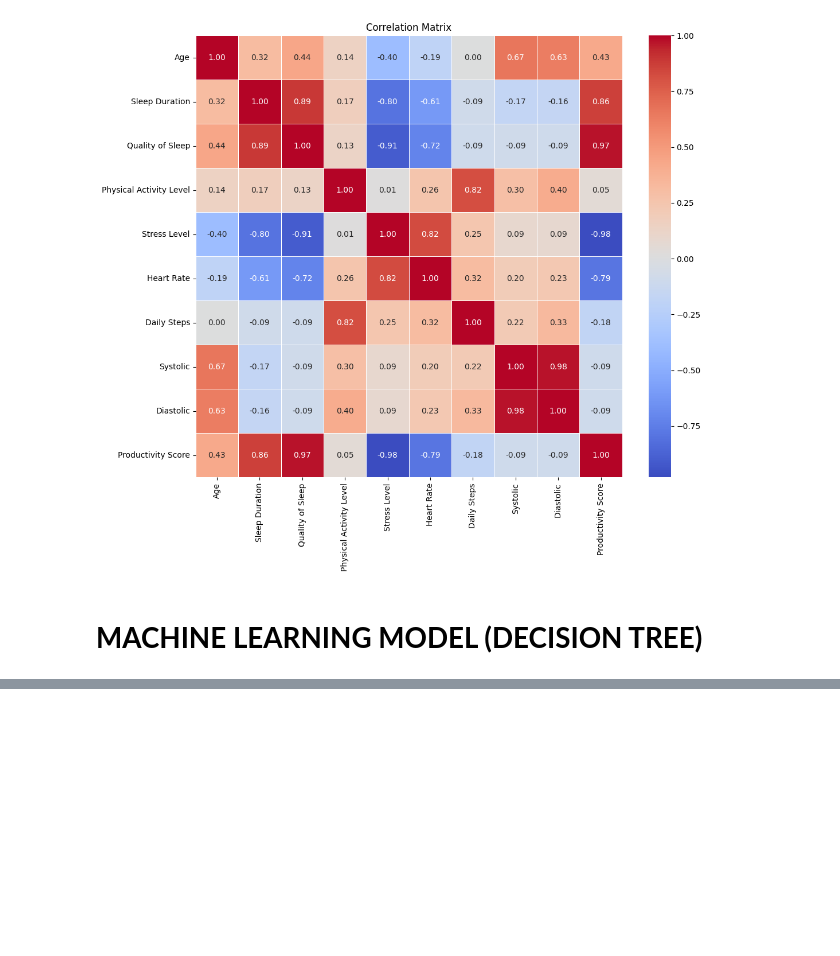
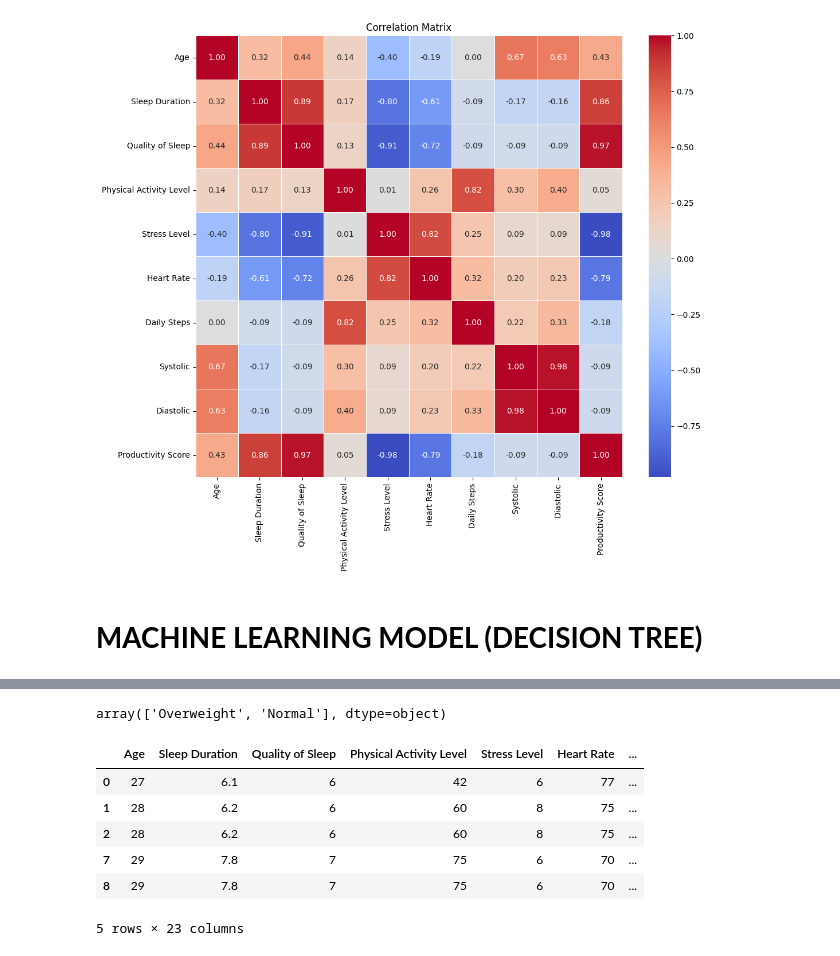
Before and after one commit to Egghead27/Project-Owl, a Jupyter notebook: Project_Owl.ipynb, the cells around one changed output, grey strips where cells are left out. Cells and saved outputs as stored; diff of their text form; code cells hidden in the pictures; blank space fills up the shorter version.

```diff
--- a/Project_Owl.ipynb
+++ b/Project_Owl.ipynb
@@ -25,0 +9,5 @@ dfb.head()
+# %%
+#Load Dataset
+url = 'https://raw.githubusercontent.com/Egghead27/Project-Owl/refs/heads/main/Sleep_Health_and_Lifestyle_Dataset.csv'
+dfb = pd.read_csv(url)
+print('CSV Loaded from github')
@@ -211,0 +215,8 @@ tree = DecisionTreeRegressor(max_depth=4, random_state=42)
+# %%
+# Group rare occupations as 'other'
+value_counts = df['Occupation'].value_counts()
+threshold = 10
+rare_categories = value_counts[value_counts < threshold].index
+
+df['Occupation_grouped'] = df['Occupation'].replace(rare_categories, 'Other')
+df.head()
@@ -211,0 +230,23 @@ tree = DecisionTreeRegressor(max_depth=4, random_state=42)
+# %%
+# FIX BMI DUPLICATION
+df['BMI Category'] = df['BMI Category'].replace('Normal Weight', 'Normal')
+df['BMI Category'].unique()
+# %% [output]
+array(['Overweight', 'Normal'], dtype=object)
+# %%
+# ONE HOT ENCODING
+df_encoded = pd.get_dummies(df, columns=['Gender'], drop_first=True)
+df_encoded = pd.get_dummies(df_encoded, columns=['Occupation_grouped'], prefix='occ')
+df_encoded = pd.get_dummies(df_encoded, columns=['Sleep Disorder'])
+df_encoded = pd.get_dummies(df_encoded, columns=['BMI Category'])
+df_encoded = df_encoded.drop(['Occupation', 'Blood Pressure', 'Sleep Disorder_None'], axis=1)
+# %%
+df_encoded.head()
+# %% [output]
+|  | Age | Sleep Duration | Quality of Sleep | Physical Activity Level | Stress Level | Heart Rate | ... |
+| 0 | 27 | 6.1 | 6 | 42 | 6 | 77 | ... |
+| 1 | 28 | 6.2 | 6 | 60 | 8 | 75 | ... |
+| 2 | 28 | 6.2 | 6 | 60 | 8 | 75 | ... |
+| 7 | 29 | 7.8 | 7 | 75 | 6 | 70 | ... |
+| 8 | 29 | 7.8 | 7 | 75 | 6 | 70 | ... |
+5 rows × 23 columns
```
Also changed, not shown: parts of 15 cells of this notebook, 1 other file.
